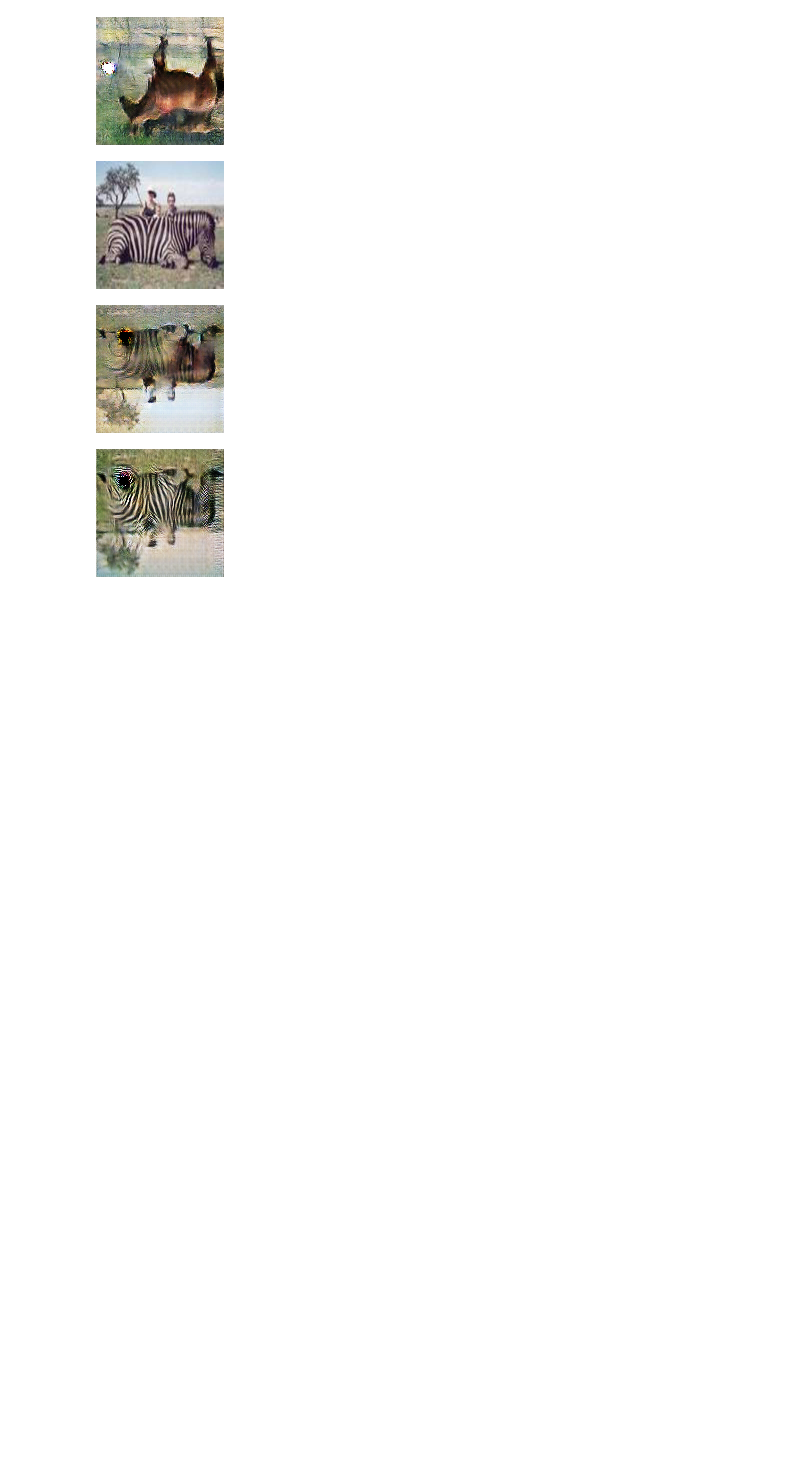
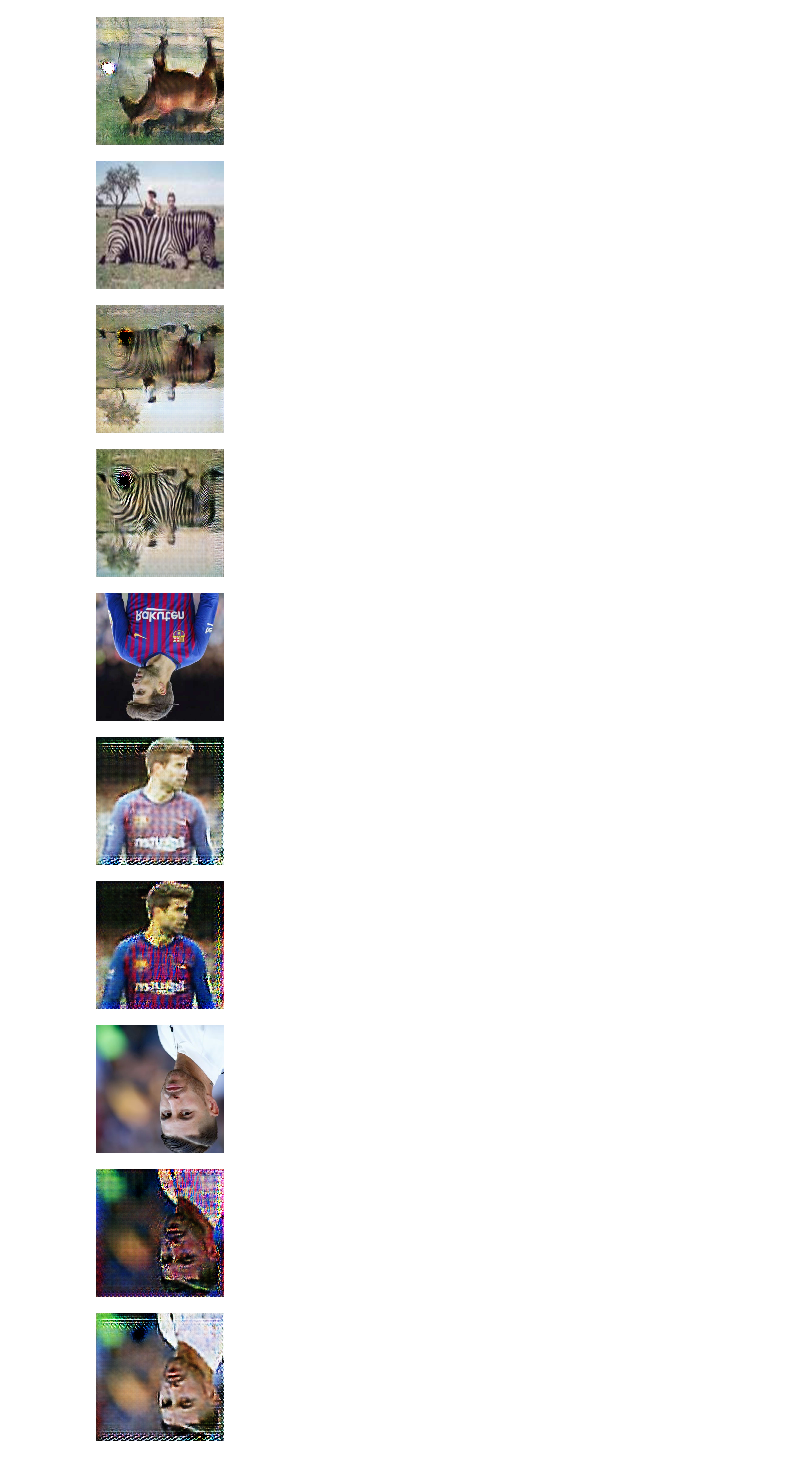
Before and after one commit to rplanas79/2019-upcaidl-project, a Jupyter notebook: Cycle_GAN_horse2zebra.ipynb, the cells around one changed output. Saved outputs shown, nothing was run; the diff lists cells and outputs as text; code cells hidden in the pictures; blank space fills up the shorter version.

```diff
--- a/Cycle_GAN_horse2zebra.ipynb
+++ b/Cycle_GAN_horse2zebra.ipynb
@@ -875,3 +943,25 @@ display_batch_images(fake_samplesA.detach())
 [figure]
 [figure]
 [figure]
+# %%
+# Test example - 200 epochs - lambda adaptive - split training - 1/5 gen/disc
+idx = 2
+fake_samplesA = model._generatorA2B(barcelona2madrid_test[idx][0].unsqueeze(0).cuda())
+fake_samplesB = model._generatorB2A(fake_samplesA)
+display_batch_images(barcelona2madrid_test[idx][0])
+display_batch_images(fake_samplesA.detach())
+display_batch_images(fake_samplesB.detach())
+#
+idx = 0
+fake_samplesB = model._generatorB2A(barcelona2madrid_test[idx][1].unsqueeze(0).cuda())
+fake_samplesA = model._generatorA2B(fake_samplesB)
+display_batch_images(barcelona2madrid_test[idx][1])
+display_batch_images(fake_samplesB.detach())
+display_batch_images(fake_samplesA.detach())
+# %% [output]
+[figure, added]
+[figure, added]
+[figure, added]
+[figure, added]
+[figure, added]
+[figure, added]
```
Also changed, not shown: parts of 7 cells of this notebook.
